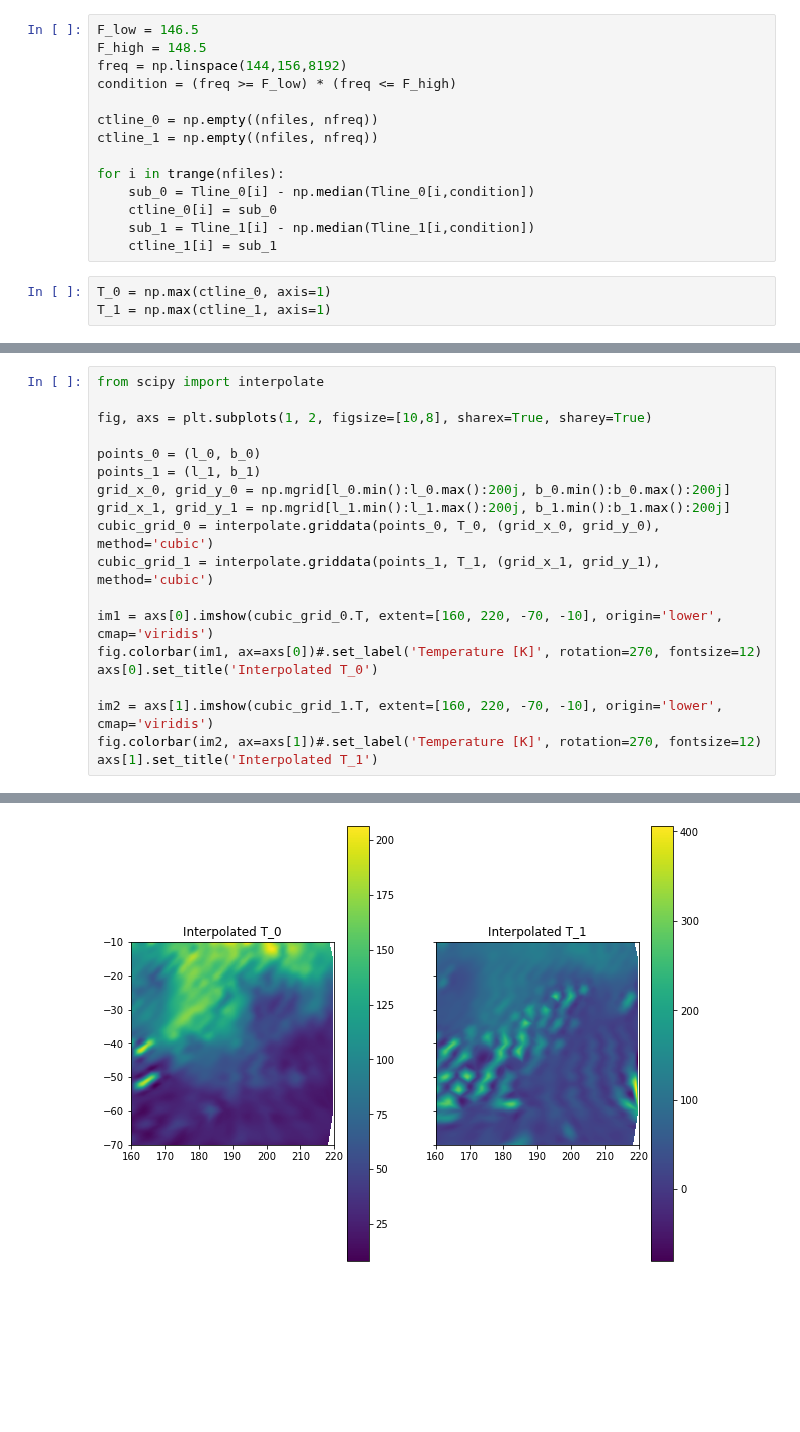
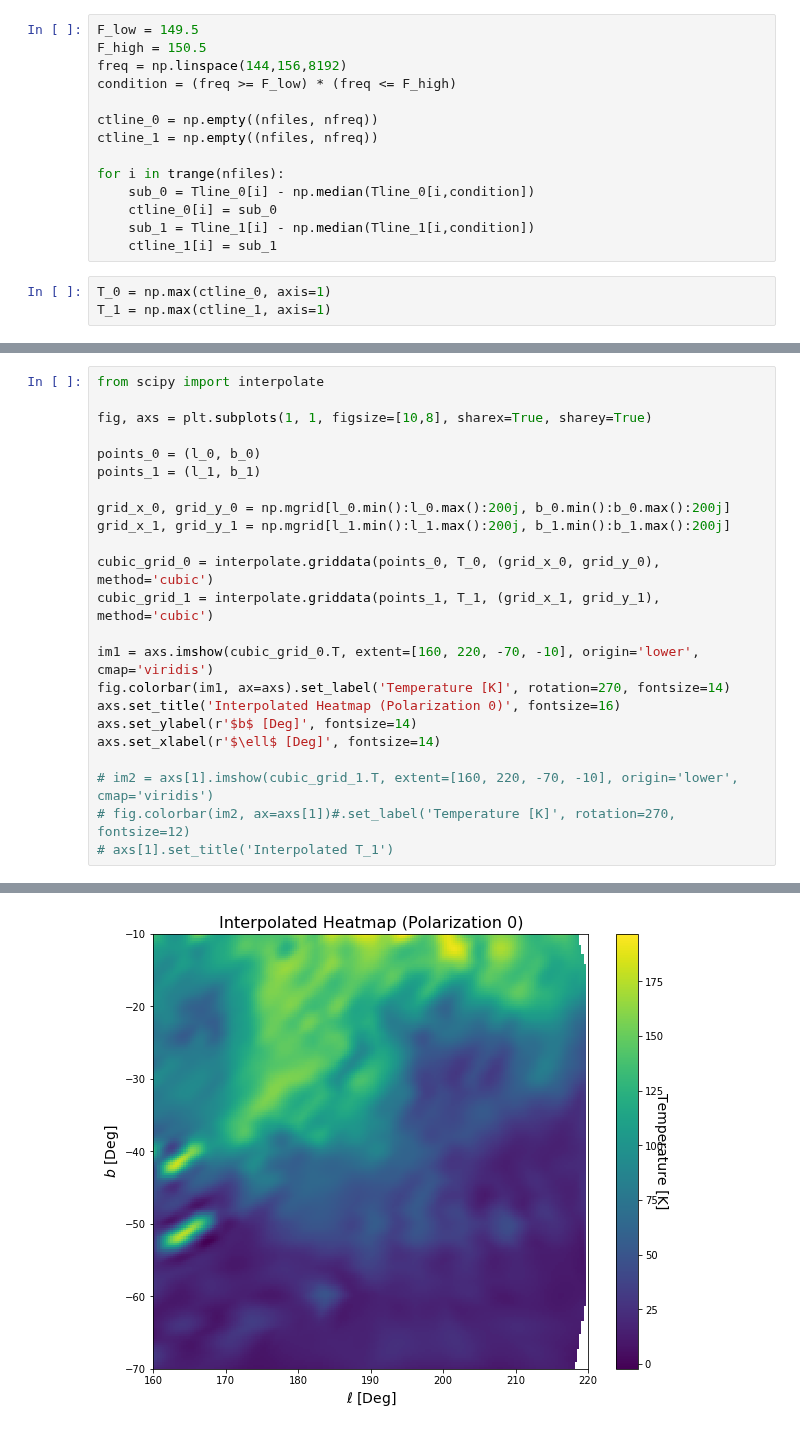
Before and after one commit to nolanylee/astro121lab, a Jupyter notebook: data_calibration.ipynb, the cells around one changed output, grey strips where cells are left out. Drawn from its saved outputs; the diff is of its cells as text; blank space fills up the shorter version.

```diff
--- a/data_calibration.ipynb
+++ b/data_calibration.ipynb
@@ -96,8 +96,8 @@ median_noise_1 = np.median(noise_1, axis=1)
 Tline_0 = calibrate2(median_specs_0, median_noise_0, 0)
 Tline_1 = calibrate2(median_specs_1, median_noise_1, 1)
 # %%
-F_low = 146.5
-F_high = 148.5
+F_low = 149.5
+F_high = 150.5
 freq = np.linspace(144,156,8192)
 condition = (freq >= F_low) * (freq <= F_high)
 
@@ -143,20 +146,24 @@ plt.colorbar()
 # %%
 from scipy import interpolate
 
-fig, axs = plt.subplots(1, 2, figsize=[10,8], sharex=True, sharey=True)
+fig, axs = plt.subplots(1, 1, figsize=[10,8], sharex=True, sharey=True)
 
 points_0 = (l_0, b_0)
 points_1 = (l_1, b_1)
+
 grid_x_0, grid_y_0 = np.mgrid[l_0.min():l_0.max():200j, b_0.min():b_0.max():200j]
 grid_x_1, grid_y_1 = np.mgrid[l_1.min():l_1.max():200j, b_1.min():b_1.max():200j]
+
 cubic_grid_0 = interpolate.griddata(points_0, T_0, (grid_x_0, grid_y_0), method='cubic')
 cubic_grid_1 = interpolate.griddata(points_1, T_1, (grid_x_1, grid_y_1), method='cubic')
 
-im1 = axs[0].imshow(cubic_grid_0.T, extent=[160, 220, -70, -10], origin='lower', cmap='viridis')
-fig.colorbar(im1, ax=axs[0])#.set_label('Temperature [K]', rotation=270, fontsize=12)
-axs[0].set_title('Interpolated T_0')
+im1 = axs.imshow(cubic_grid_0.T, extent=[160, 220, -70, -10], origin='lower', cmap='viridis')
+fig.colorbar(im1, ax=axs).set_label('Temperature [K]', rotation=270, fontsize=14)
+axs.set_title('Interpolated Heatmap (Polarization 0)', fontsize=16)
+axs.set_ylabel(r'$b$ [Deg]', fontsize=14)
+axs.set_xlabel(r'$\ell$ [Deg]', fontsize=14)
 
-im2 = axs[1].imshow(cubic_grid_1.T, extent=[160, 220, -70, -10], origin='lower', cmap='viridis')
-fig.colorbar(im2, ax=axs[1])#.set_label('Temperature [K]', rotation=270, fontsize=12)
-axs[1].set_title('Interpolated T_1')
+# im2 = axs[1].imshow(cubic_grid_1.T, extent=[160, 220, -70, -10], origin='lower', cmap='viridis')
+# fig.colorbar(im2, ax=axs[1])#.set_label('Temperature [K]', rotation=270, fontsize=12)
+# axs[1].set_title('Interpolated T_1')
 # %% [output]
@@ -164 +171 @@ Text(0.5, 1.0, 'Interpolated T_1')
-[figure, old version]
+[figure, new version]
```
Also changed, not shown: parts of 8 cells of this notebook, 1 other file.
